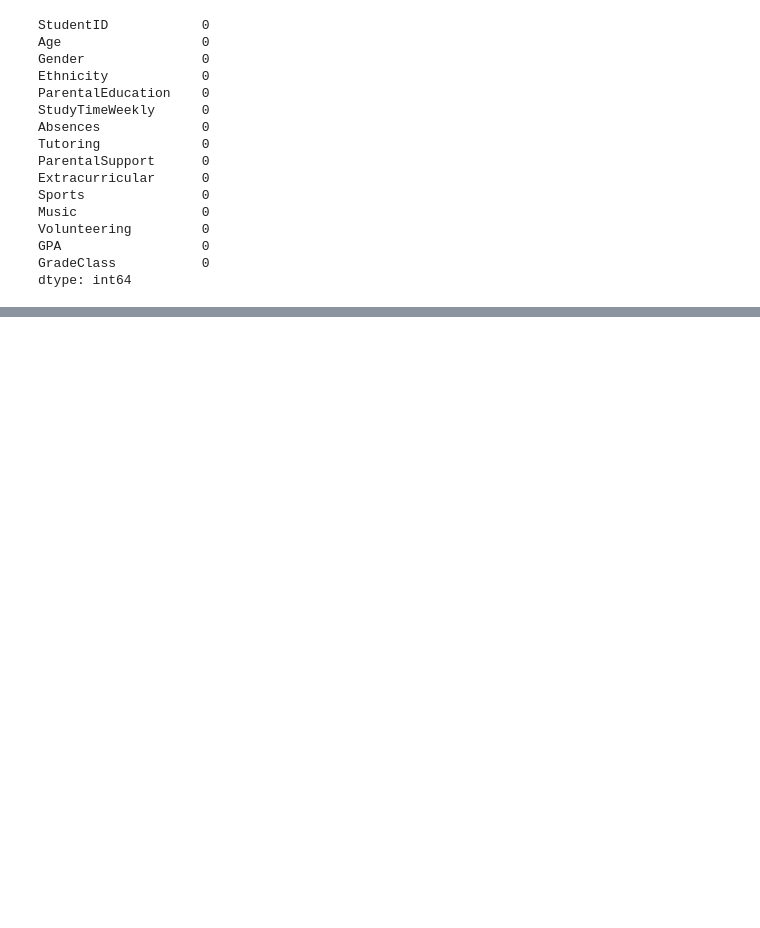
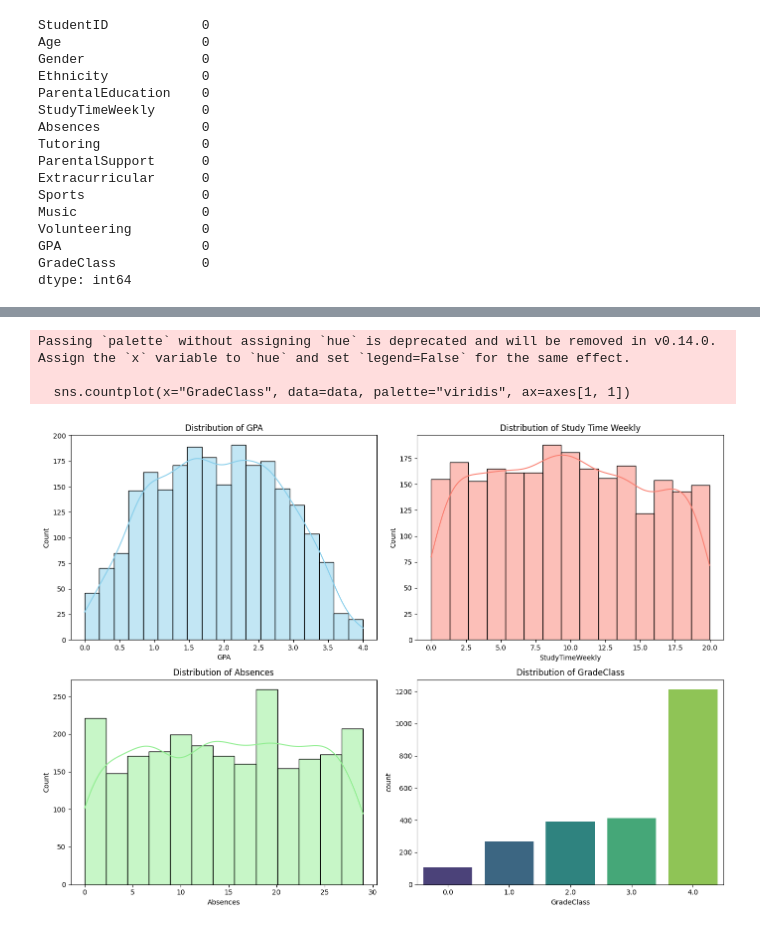
Before and after one commit to hoangcanthi/INM-701-coursework-group-Viet-Hoang-Pham---Jakub-Wochniak, a Jupyter notebook: Main.ipynb, the cells around one changed output, grey strips where cells are left out. Cells and saved outputs as stored; diff of their text form; code cells hidden in the pictures; blank space fills up the shorter version.

```diff
--- a/Main.ipynb
+++ b/Main.ipynb
@@ -59,0 +74,21 @@ Name: count, dtype: int64
+# %%
+fig, axes = plt.subplots(2, 2, figsize=(14, 10))
+sns.histplot(data["GPA"], kde=True, ax=axes[0, 0], color='skyblue')
+axes[0, 0].set_title("Distribution of GPA")
+
+sns.histplot(data["StudyTimeWeekly"], kde=True, ax=axes[0, 1], color='salmon')
+axes[0, 1].set_title("Distribution of Study Time Weekly")
+
+sns.histplot(data["Absences"], kde=True, ax=axes[1, 0], color='lightgreen')
+axes[1, 0].set_title("Distribution of Absences")
+
+sns.countplot(x="GradeClass", data=data, palette="viridis", ax=axes[1, 1])
+axes[1, 1].set_title("Distribution of GradeClass")
+
+plt.tight_layout()
+plt.show()
+# %% [output]
+Passing `palette` without assigning `hue` is deprecated and will be removed in v0.14.0. Assign the `x` variable to `hue` and set `legend=False` for the same effect.
+
+  sns.countplot(x="GradeClass", data=data, palette="viridis", ax=axes[1, 1])
+[figure, added]
```
Also changed, not shown: parts of 3 cells of this notebook.
